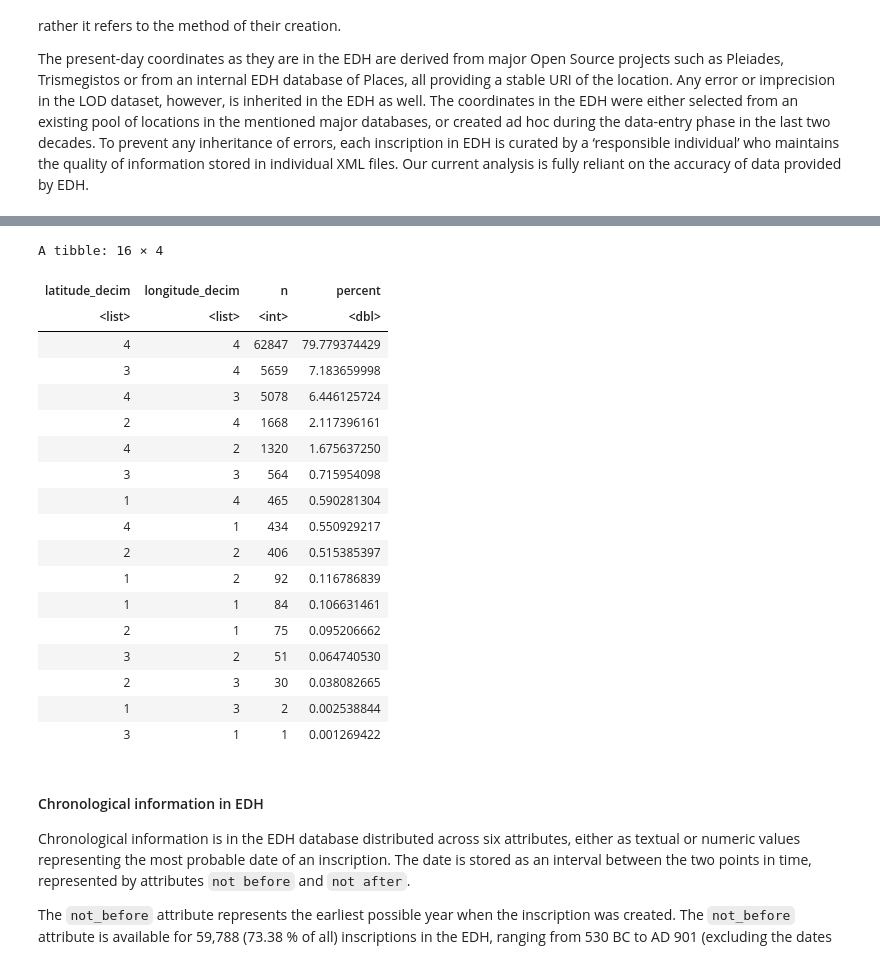
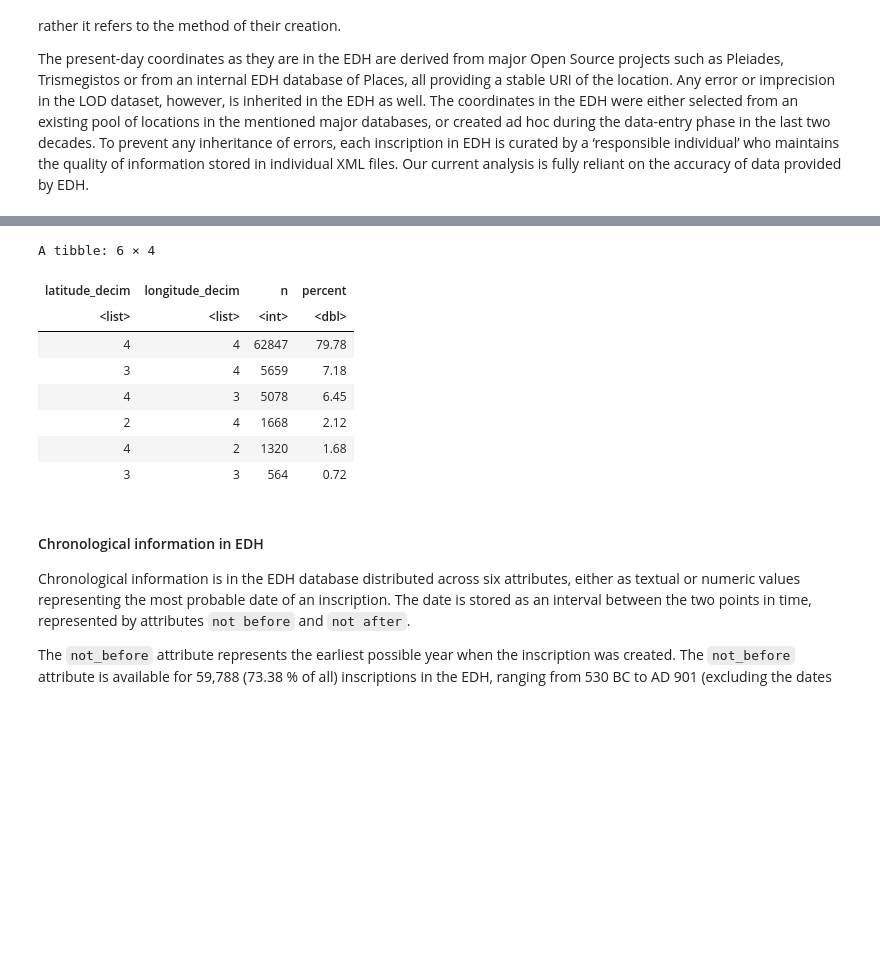
Before and after one commit to sdam-au/digital_epigraphy, a Jupyter notebook: scripts/1_data_hermeneutics_R_kernel.ipynb, the cells around one changed output, grey strips where cells are left out. Saved outputs shown, nothing was run; the diff lists cells and outputs as text; code cells hidden in the pictures; blank space fills up the shorter version.

```diff
--- a/scripts/1_data_hermeneutics_R_kernel.ipynb
+++ b/scripts/1_data_hermeneutics_R_kernel.ipynb
@@ -184,28 +160,20 @@ loc_prec_EDH<- location_EDH  %>%
 # %%
 loc_prec_EDH  %>%
     filter(!is.na(latitude_decim) & !is.na(longitude_decim))  %>%
     count(latitude_decim, longitude_decim, sort = T) %>%
-    mutate(percent = n/(sum(n)/100))
+    mutate(percent = n/(sum(n)/100))  %>%
+    mutate(percent = round(percent, 2))  %>%
+    head()
 # %% [output]
-A tibble: 16 × 4
+A tibble: 6 × 4
 | latitude_decim | longitude_decim | n | percent |
 | <list> | <list> | <int> | <dbl> |
-| 4 | 4 | 62847 | 79.779374429 |
-| 3 | 4 | 5659 | 7.183659998 |
-| 4 | 3 | 5078 | 6.446125724 |
-| 2 | 4 | 1668 | 2.117396161 |
-| 4 | 2 | 1320 | 1.675637250 |
-| 3 | 3 | 564 | 0.715954098 |
-| 1 | 4 | 465 | 0.590281304 |
-| 4 | 1 | 434 | 0.550929217 |
-| 2 | 2 | 406 | 0.515385397 |
-| 1 | 2 | 92 | 0.116786839 |
-| 1 | 1 | 84 | 0.106631461 |
-| 2 | 1 | 75 | 0.095206662 |
-| 3 | 2 | 51 | 0.064740530 |
-| 2 | 3 | 30 | 0.038082665 |
-| 1 | 3 | 2 | 0.002538844 |
-| 3 | 1 | 1 | 0.001269422 |
+| 4 | 4 | 62847 | 79.78 |
+| 3 | 4 | 5659 | 7.18 |
+| 4 | 3 | 5078 | 6.45 |
+| 2 | 4 | 1668 | 2.12 |
+| 4 | 2 | 1320 | 1.68 |
+| 3 | 3 | 564 | 0.72 |
 # %% [markdown]
 #### Chronological information in EDH
 Chronological information is in the EDH database distributed across six attributes, either as textual or numeric values representing the most probable date of an inscription. The date is stored as an interval between the two points in time, represented by attributes `not before` and `not after`.
```
Also changed, not shown: parts of 32 cells of this notebook, 1 other file.
